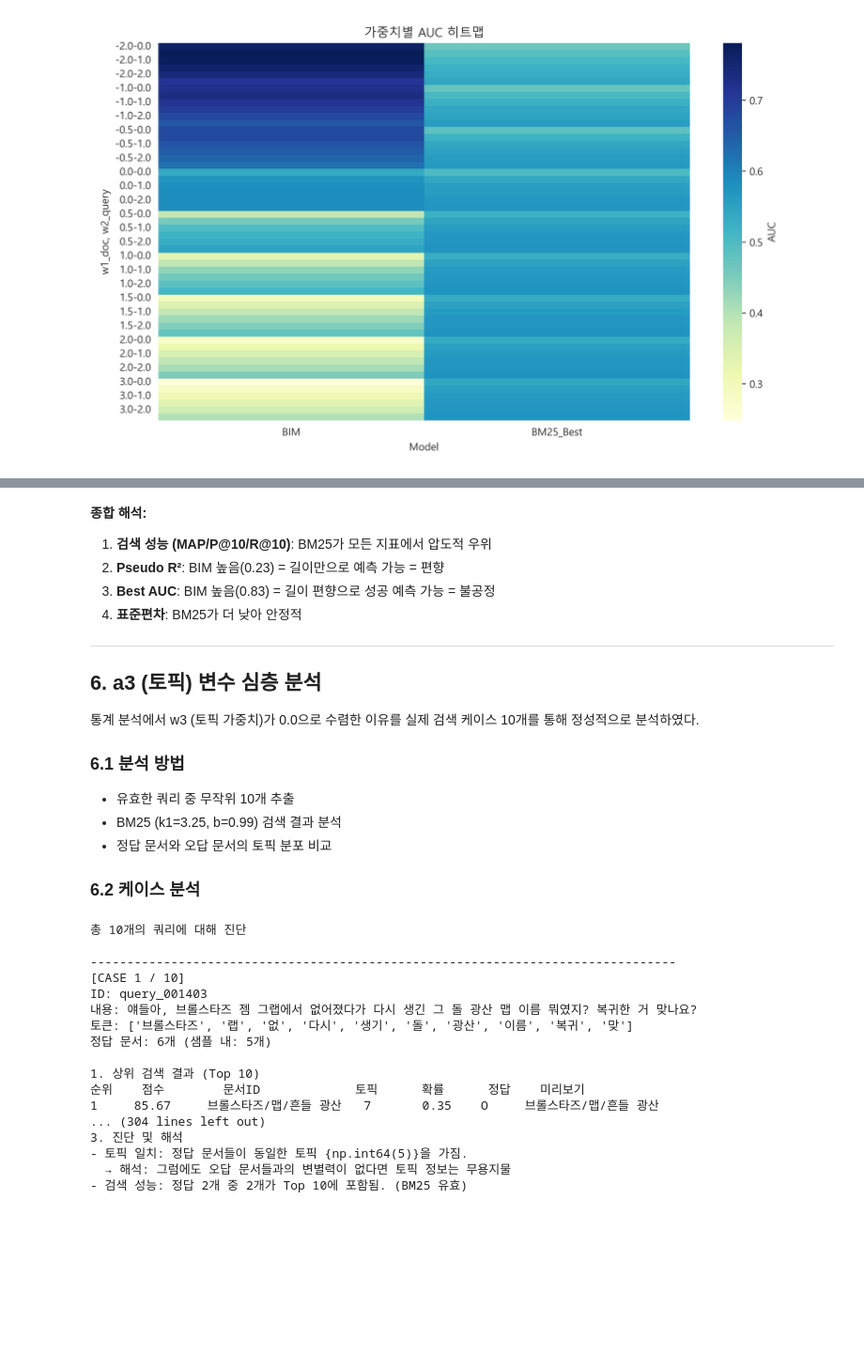
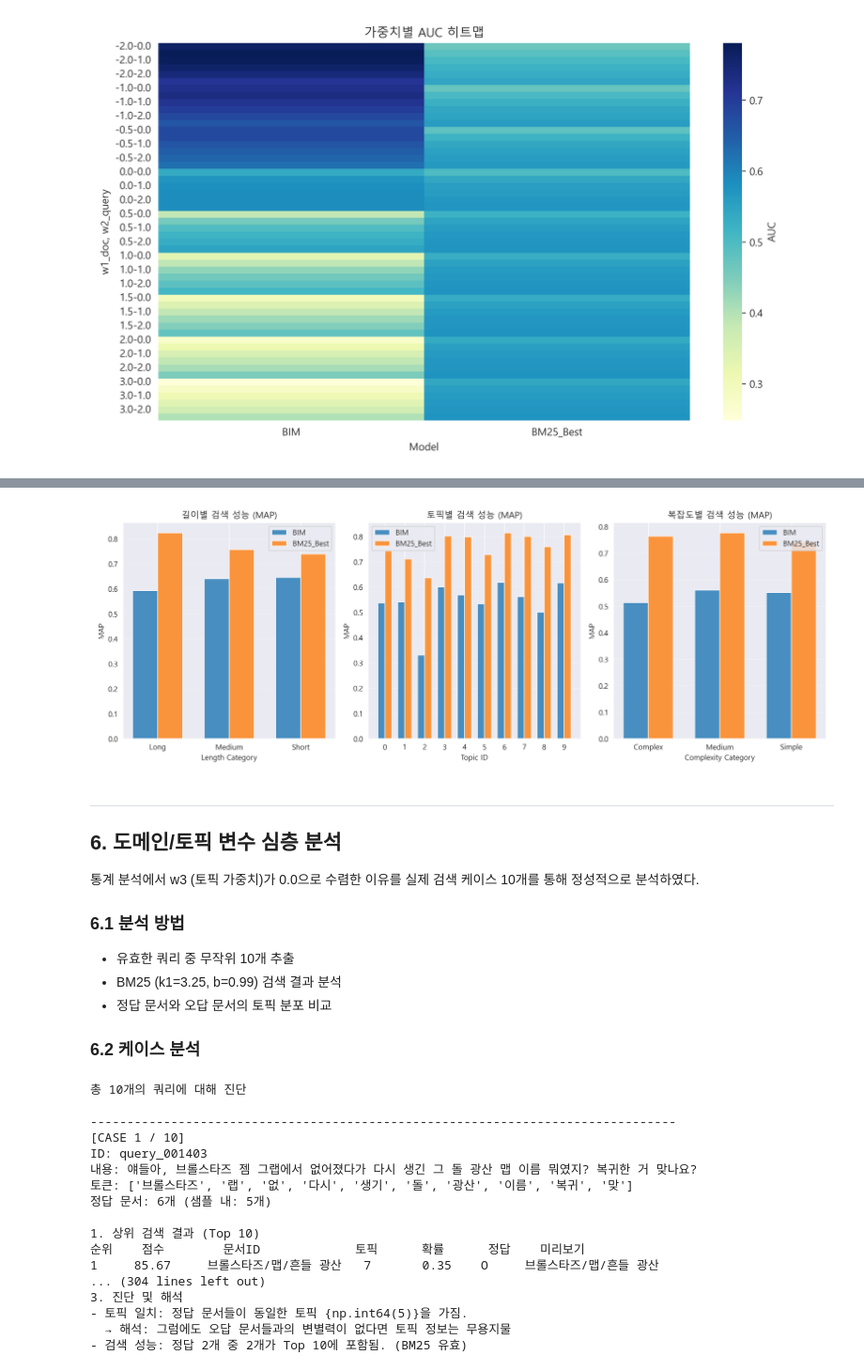
Before and after one commit to xeoxaxeo/NLP, a Jupyter notebook: reports/Final_Report.ipynb, the cells around one changed output, grey strips where cells are left out. Shown at 94% size. Saved outputs shown, nothing was run; the diff lists cells and outputs as text; code cells hidden in the pictures; blank space fills up the shorter version.

```diff
--- a/reports/Final_Report.ipynb
+++ b/reports/Final_Report.ipynb
@@ -484,13 +581,13 @@ display(Image('../data_final/performance_comparison_v2.png'))
+# %%
+from IPython.display import Image, display
+display(Image('../data_final/additional_analysis_v3.png'))
+# %% [output]
+[figure, added]
 # %% [markdown]
-**종합 해석:**
-1. **검색 성능 (MAP/P@10/R@10)**: BM25가 모든 지표에서 압도적 우위
-2. **Pseudo R²**: BIM 높음(0.23) = 길이만으로 예측 가능 = 편향
-3. **Best AUC**: BIM 높음(0.83) = 길이 편향으로 성공 예측 가능 = 불공정
-4. **표준편차**: BM25가 더 낮아 안정적
 
 ---
 
-## 6. a3 (토픽) 변수 심층 분석
+## 6. 도메인/토픽 변수 심층 분석
 
 통계 분석에서 w3 (토픽 가중치)가 0.0으로 수렴한 이유를 실제 검색 케이스 10개를 통해 정성적으로 분석하였다.
 
```
Also changed, not shown: parts of 51 cells of this notebook, 1 other file.
